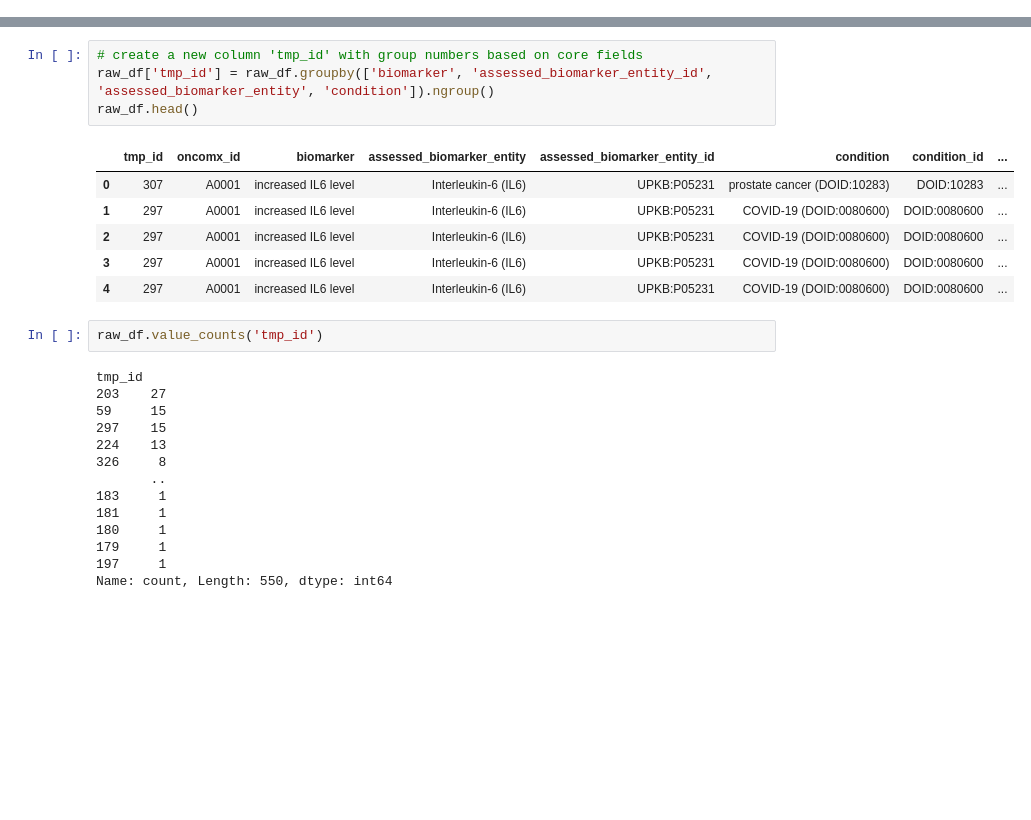
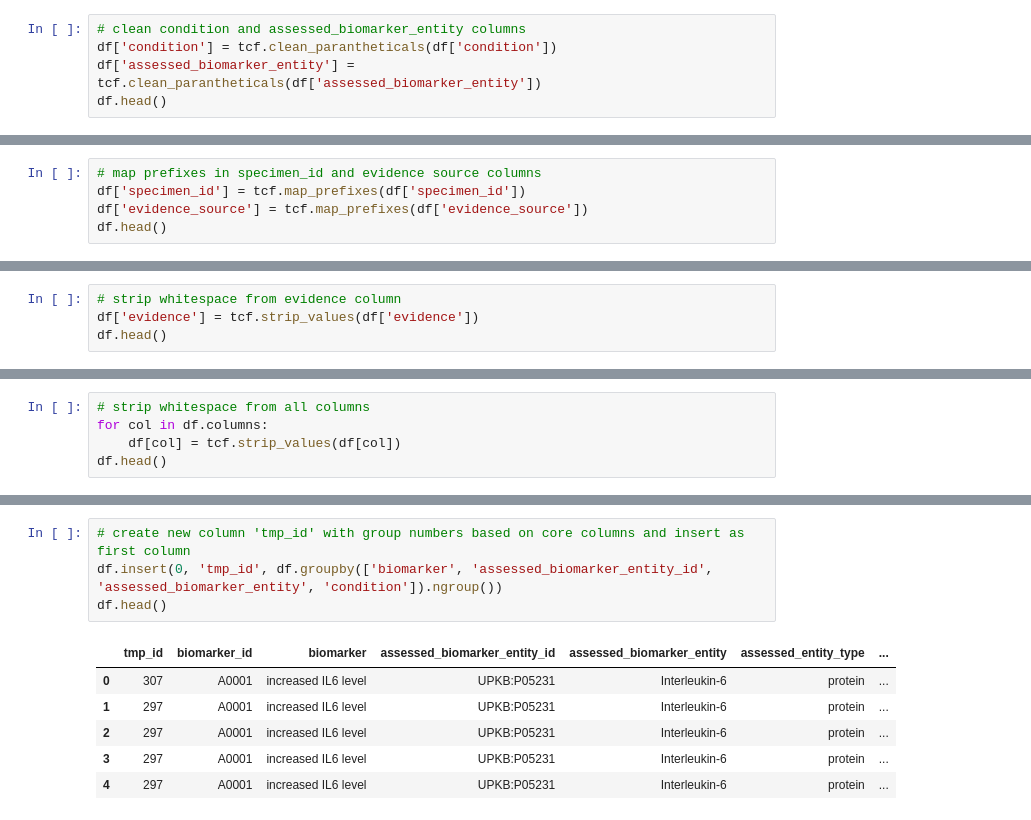
Before and after one commit to clinical-biomarkers/biomarker-partnership, a Jupyter notebook: src/oncomx.ipynb, the cells around one changed output, grey strips where cells are left out. Saved outputs shown, nothing was run; the diff lists cells and outputs as text; blank space fills up the shorter version.

```diff
--- a/src/oncomx.ipynb
+++ b/src/oncomx.ipynb
@@ -108,0 +87,5 @@ raw_df.shape
+# %%
+# clean condition and assessed_biomarker_entity columns
+df['condition'] = tcf.clean_parantheticals(df['condition'])
+df['assessed_biomarker_entity'] = tcf.clean_parantheticals(df['assessed_biomarker_entity'])
+df.head()
@@ -108,0 +99,5 @@ raw_df.shape
+# %%
+# map prefixes in specimen_id and evidence source columns
+df['specimen_id'] = tcf.map_prefixes(df['specimen_id'])
+df['evidence_source'] = tcf.map_prefixes(df['evidence_source'])
+df.head()
@@ -108,0 +111,4 @@ raw_df.shape
+# %%
+# strip whitespace from evidence column
+df['evidence'] = tcf.strip_values(df['evidence'])
+df.head()
@@ -108,0 +122,5 @@ raw_df.shape
+# %%
+# strip whitespace from all columns
+for col in df.columns:
+    df[col] = tcf.strip_values(df[col])
+df.head()
@@ -109,27 +134,11 @@ raw_df.shape
 # %%
-# create a new column 'tmp_id' with group numbers based on core fields
-raw_df['tmp_id'] = raw_df.groupby(['biomarker', 'assessed_biomarker_entity_id', 'assessed_biomarker_entity', 'condition']).ngroup()
-raw_df.head()
+# create new column 'tmp_id' with group numbers based on core columns and insert as first column
+df.insert(0, 'tmp_id', df.groupby(['biomarker', 'assessed_biomarker_entity_id', 'assessed_biomarker_entity', 'condition']).ngroup())
+df.head()
 # %% [output]
-|  | tmp_id | oncomx_id | biomarker | assessed_biomarker_entity | assessed_biomarker_entity_id | condition | condition_id | ... |
-| 0 | 307 | A0001 | increased IL6 level | Interleukin-6 (IL6) | UPKB:P05231 | prostate cancer (DOID:10283) | DOID:10283 | ... |
-| 1 | 297 | A0001 | increased IL6 level | Interleukin-6 (IL6) | UPKB:P05231 | COVID-19 (DOID:0080600) | DOID:0080600 | ... |
-| 2 | 297 | A0001 | increased IL6 level | Interleukin-6 (IL6) | UPKB:P05231 | COVID-19 (DOID:0080600) | DOID:0080600 | ... |
-| 3 | 297 | A0001 | increased IL6 level | Interleukin-6 (IL6) | UPKB:P05231 | COVID-19 (DOID:0080600) | DOID:0080600 | ... |
-| 4 | 297 | A0001 | increased IL6 level | Interleukin-6 (IL6) | UPKB:P05231 | COVID-19 (DOID:0080600) | DOID:0080600 | ... |
+|  | tmp_id | biomarker_id | biomarker | assessed_biomarker_entity_id | assessed_biomarker_entity | assessed_entity_type | ... |
+| 0 | 307 | A0001 | increased IL6 level | UPKB:P05231 | Interleukin-6 | protein | ... |
+| 1 | 297 | A0001 | increased IL6 level | UPKB:P05231 | Interleukin-6 | protein | ... |
+| 2 | 297 | A0001 | increased IL6 level | UPKB:P05231 | Interleukin-6 | protein | ... |
+| 3 | 297 | A0001 | increased IL6 level | UPKB:P05231 | Interleukin-6 | protein | ... |
+| 4 | 297 | A0001 | increased IL6 level | UPKB:P05231 | Interleukin-6 | protein | ... |
-# %%
-raw_df.value_counts('tmp_id')
-# %% [output]
-tmp_id
-203    27
-59     15
-297    15
-224    13
-326     8
-       ..
-183     1
-181     1
-180     1
-179     1
-197     1
-Name: count, Length: 550, dtype: int64
```
Also changed, not shown: parts of 23 cells of this notebook, 10 other files.
